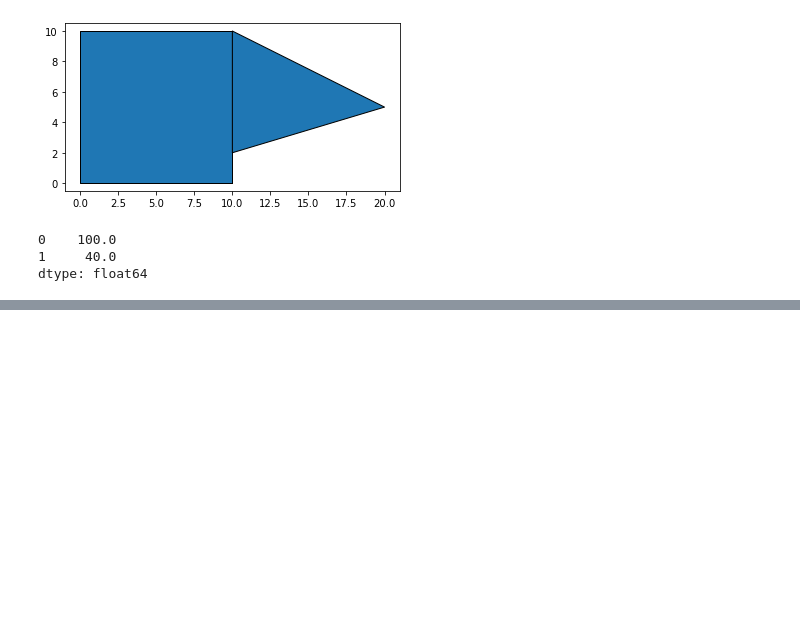
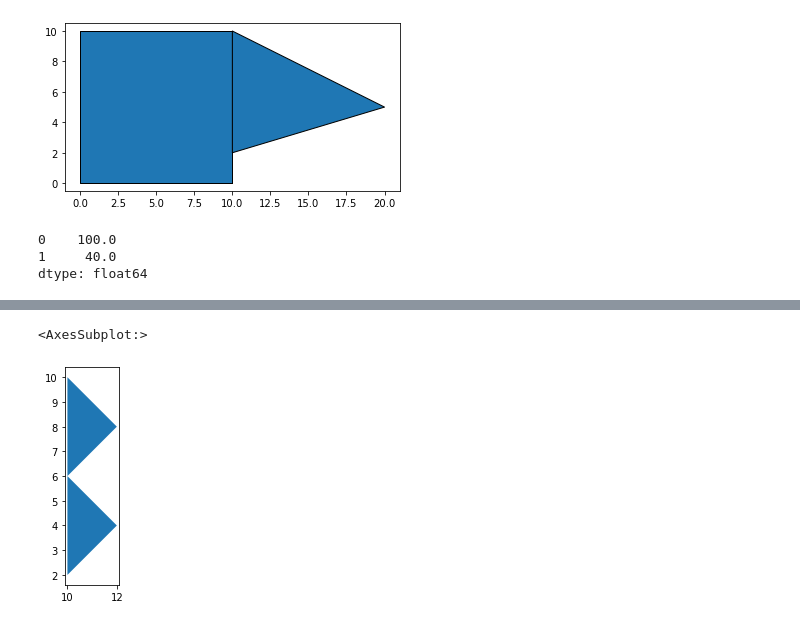
Before and after one commit to sjsrey/geoplanar, a Jupyter notebook: notebooks/slivers.ipynb, the cells around one changed output, grey strips where cells are left out. Cells and saved outputs as stored; diff of their text form; code cells hidden in the pictures; blank space fills up the shorter version.

Commit message:
Use exterior test for identifying true gaps/holes

```diff
--- a/notebooks/slivers.ipynb
+++ b/notebooks/slivers.ipynb
@@ -67,0 +80,7 @@ dtype: float64
+# %%
+h = geoplanar.holes(gdf)
+# %%
+h.plot()
+# %% [output]
+<AxesSubplot:>
+[figure, added]
```
Also changed, not shown: parts of 6 cells of this notebook, 1 other file.
